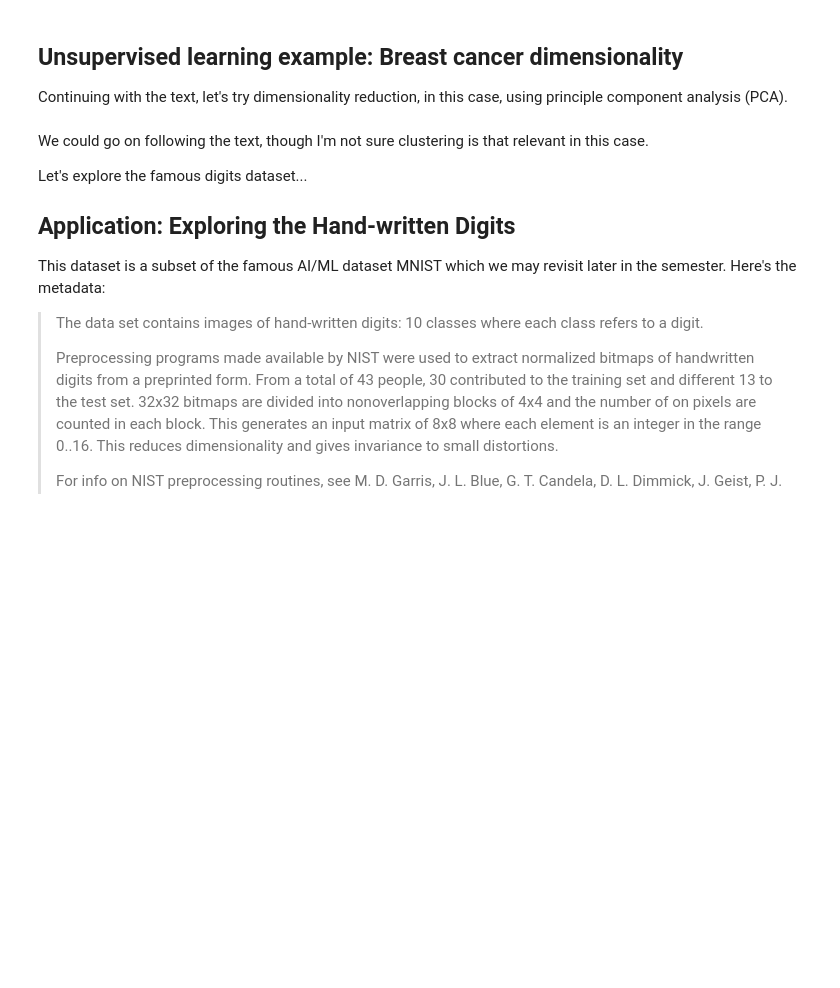
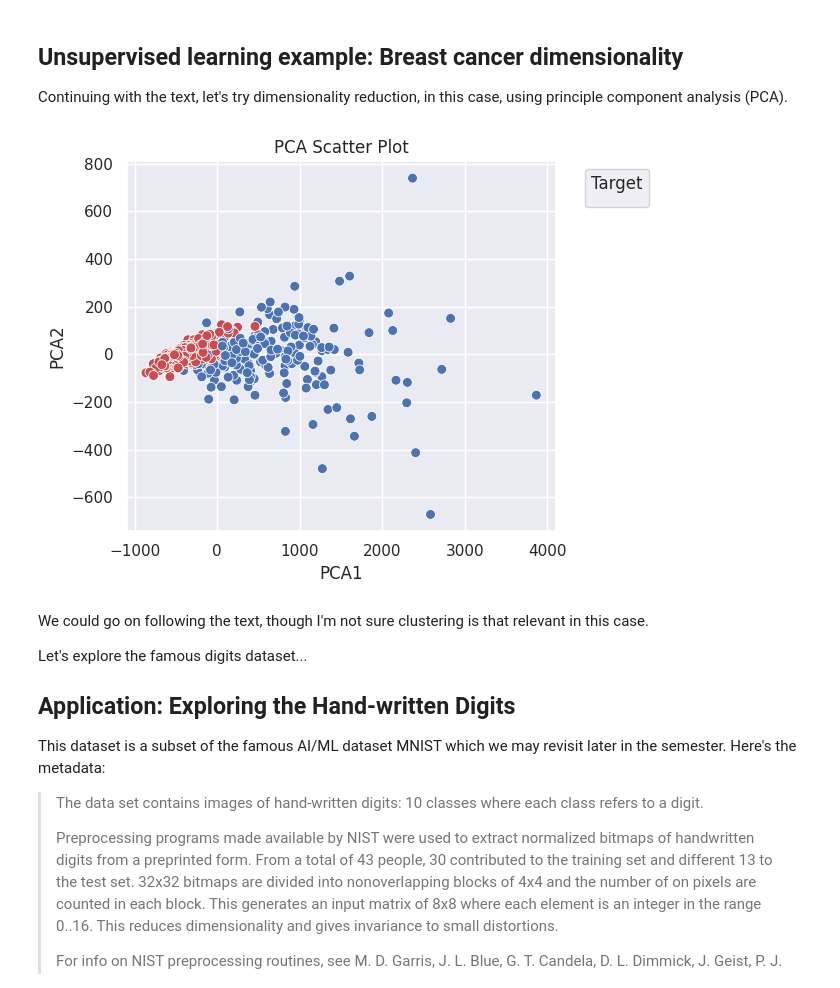
Before and after one commit to EJMancero/Jupyter_Content2, a Jupyter notebook: 07_Intro_sklearn_student.ipynb, the cells around one changed output. Saved outputs shown, nothing was run; the diff lists cells and outputs as text; code cells hidden in the pictures; blank space fills up the shorter version.

```diff
--- a/07_Intro_sklearn_student.ipynb
+++ b/07_Intro_sklearn_student.ipynb
@@ -487,3 +487,45 @@ sns.lmplot("PCA1", "PCA2", hue='target', data=breast_cancer.frame, fit_reg=False
+# %%
+import matplotlib.pyplot as plt
+import numpy as np
+from sklearn.decomposition import PCA
+from sklearn.datasets import load_breast_cancer
+import pandas as pd
+import seaborn as sns
+
+# Load the breast cancer dataset
+data = load_breast_cancer()
+df = pd.DataFrame(data.data, columns=data.feature_names)
+df['target'] = data.target
+
+# Perform PCA
+pca = PCA(n_components=2)
+pca_data = pca.fit_transform(df.drop('target', axis=1))
+
+# Create a DataFrame with the PCA data and target
+pca_df = pd.DataFrame(pca_data, columns=['PCA1', 'PCA2'])
+pca_df['target'] = df['target']
+
+# Create a Matplotlib figure and axis
+fig, ax = plt.subplots()
+
+# Add a scatter plot for each class
+sns.scatterplot(x='PCA1', y='PCA2', hue='target', data=pca_df, ax=ax, palette=['b', 'r'], legend=False, s=50)
+
+# Add title and labels
+ax.set_title('PCA Scatter Plot')
+ax.set_xlabel('PCA1')
+ax.set_ylabel('PCA2')
+
+# Add legend
+plt.legend(title='Target', bbox_to_anchor=(1.05, 1), loc='upper left')
+
+# Show the plot
+plt.tight_layout()
+plt.show()
+
+#Red means 1; presence of cancer
+# %% [output]
+[figure, added]
 # %% [markdown]
 We could go on following the text, though I'm not sure clustering is that relevant in this case.
 
```
Also changed, not shown: parts of 15 cells of this notebook.
